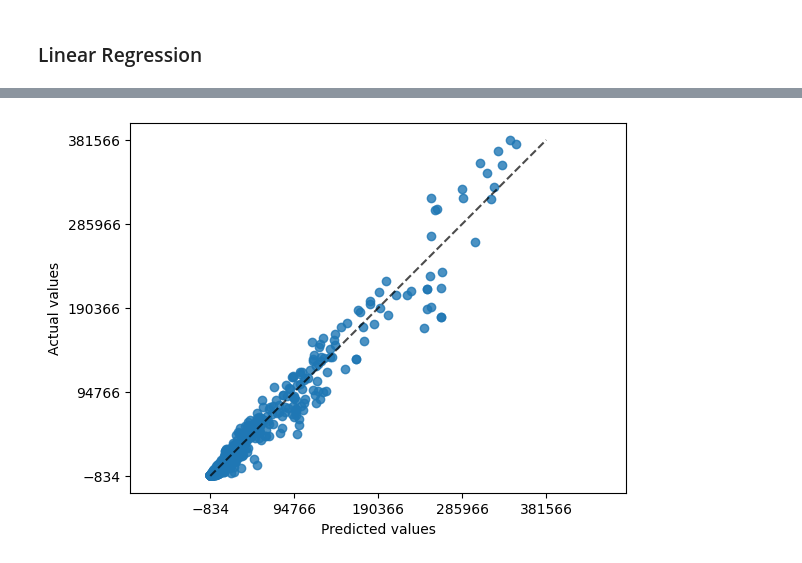
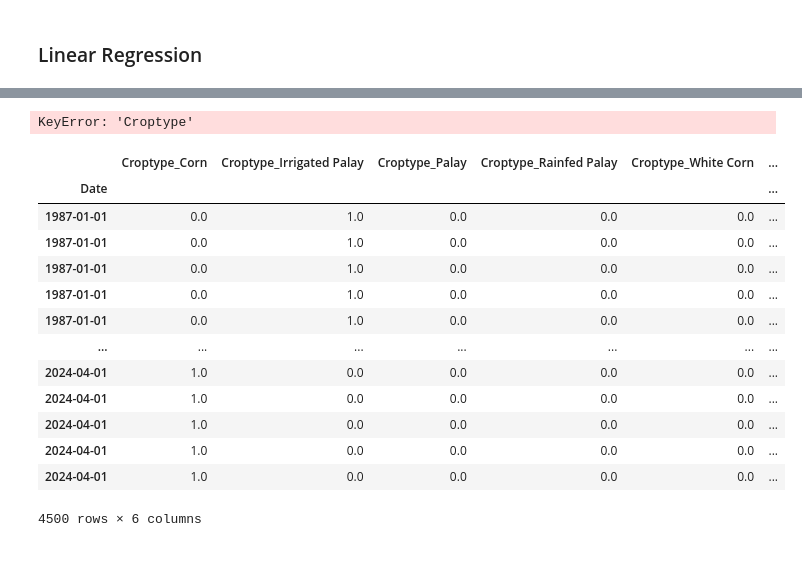
Before and after one commit to kazeulo/Project_197, a Jupyter notebook: project_197.ipynb, the cells around one changed output, grey strips where cells are left out. Drawn from its saved outputs; the diff is of its cells as text; code cells hidden in the pictures.

```diff
--- a/project_197.ipynb
+++ b/project_197.ipynb
@@ -413,7 +376,27 @@ plt.show()
-# %%
-PredictionErrorDisplay.from_predictions(
-    y_test, y_pred, kind="actual_vs_predicted"
-)
-plt.show()
-# %% [output]
-[figure, removed]
+# %%
+dataset['Croptype'].unique()
+dataset['Province'].unique()
+# %% [output]
+KeyError: 'Croptype'
+# %%
+from sklearn.preprocessing import OneHotEncoder
+ohe = OneHotEncoder(handle_unknown='ignore', sparse_output=False).set_output(transform='pandas')
+# %%
+oheTransform = ohe.fit_transform(dataset[['Croptype']])
+# %%
+oheTransform
+# %% [output]
+|  | Croptype_Corn | Croptype_Irrigated Palay | Croptype_Palay | Croptype_Rainfed Palay | Croptype_White Corn | ... |
+| Date |  |  |  |  |  | ... |
+| 1987-01-01 | 0.0 | 1.0 | 0.0 | 0.0 | 0.0 | ... |
+| 1987-01-01 | 0.0 | 1.0 | 0.0 | 0.0 | 0.0 | ... |
+| 1987-01-01 | 0.0 | 1.0 | 0.0 | 0.0 | 0.0 | ... |
+| 1987-01-01 | 0.0 | 1.0 | 0.0 | 0.0 | 0.0 | ... |
+| 1987-01-01 | 0.0 | 1.0 | 0.0 | 0.0 | 0.0 | ... |
+| ... | ... | ... | ... | ... | ... | ... |
+| 2024-04-01 | 1.0 | 0.0 | 0.0 | 0.0 | 0.0 | ... |
+| 2024-04-01 | 1.0 | 0.0 | 0.0 | 0.0 | 0.0 | ... |
+| 2024-04-01 | 1.0 | 0.0 | 0.0 | 0.0 | 0.0 | ... |
+| 2024-04-01 | 1.0 | 0.0 | 0.0 | 0.0 | 0.0 | ... |
+| 2024-04-01 | 1.0 | 0.0 | 0.0 | 0.0 | 0.0 | ... |
+4500 rows × 6 columns
```
Also changed, not shown: parts of 10 cells of this notebook.
